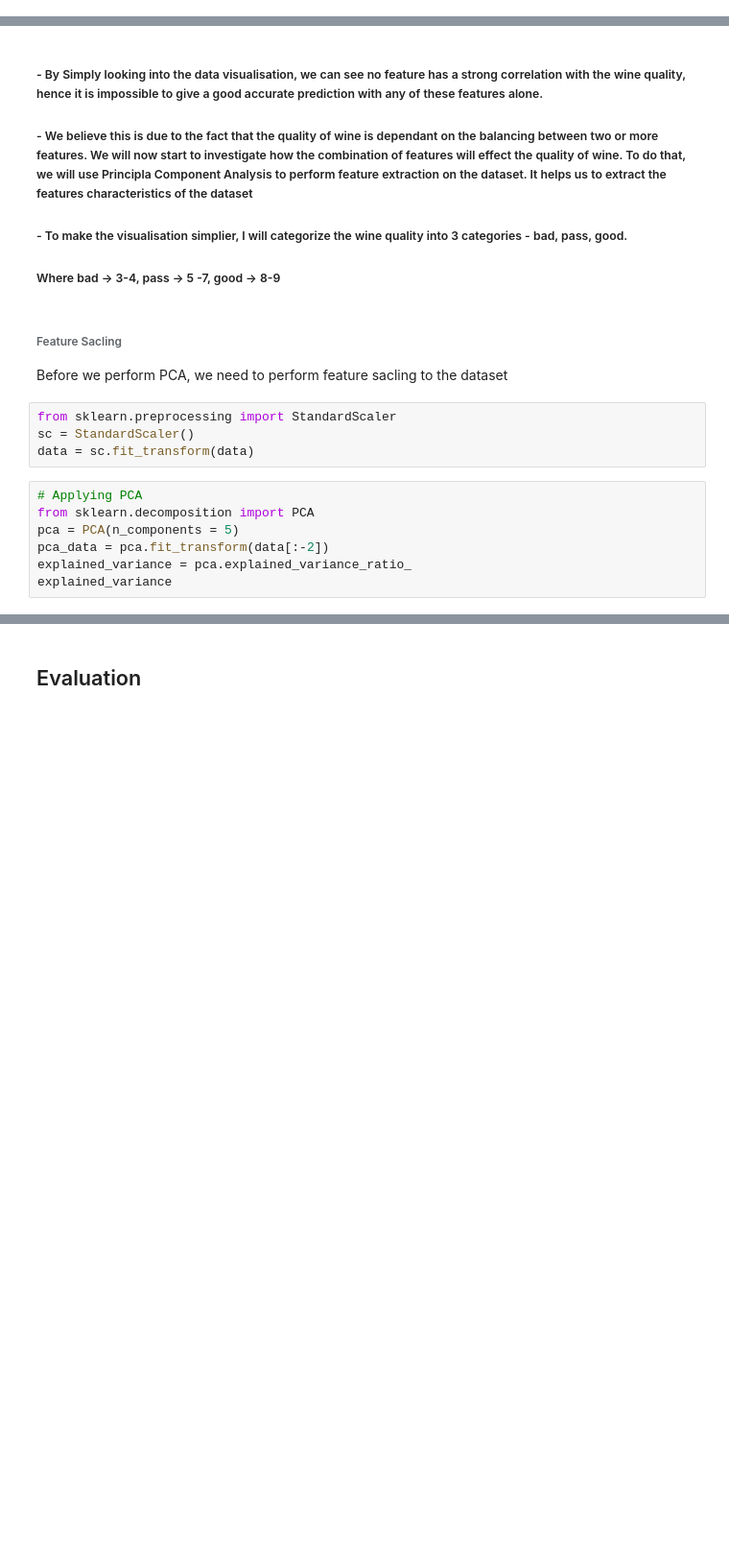
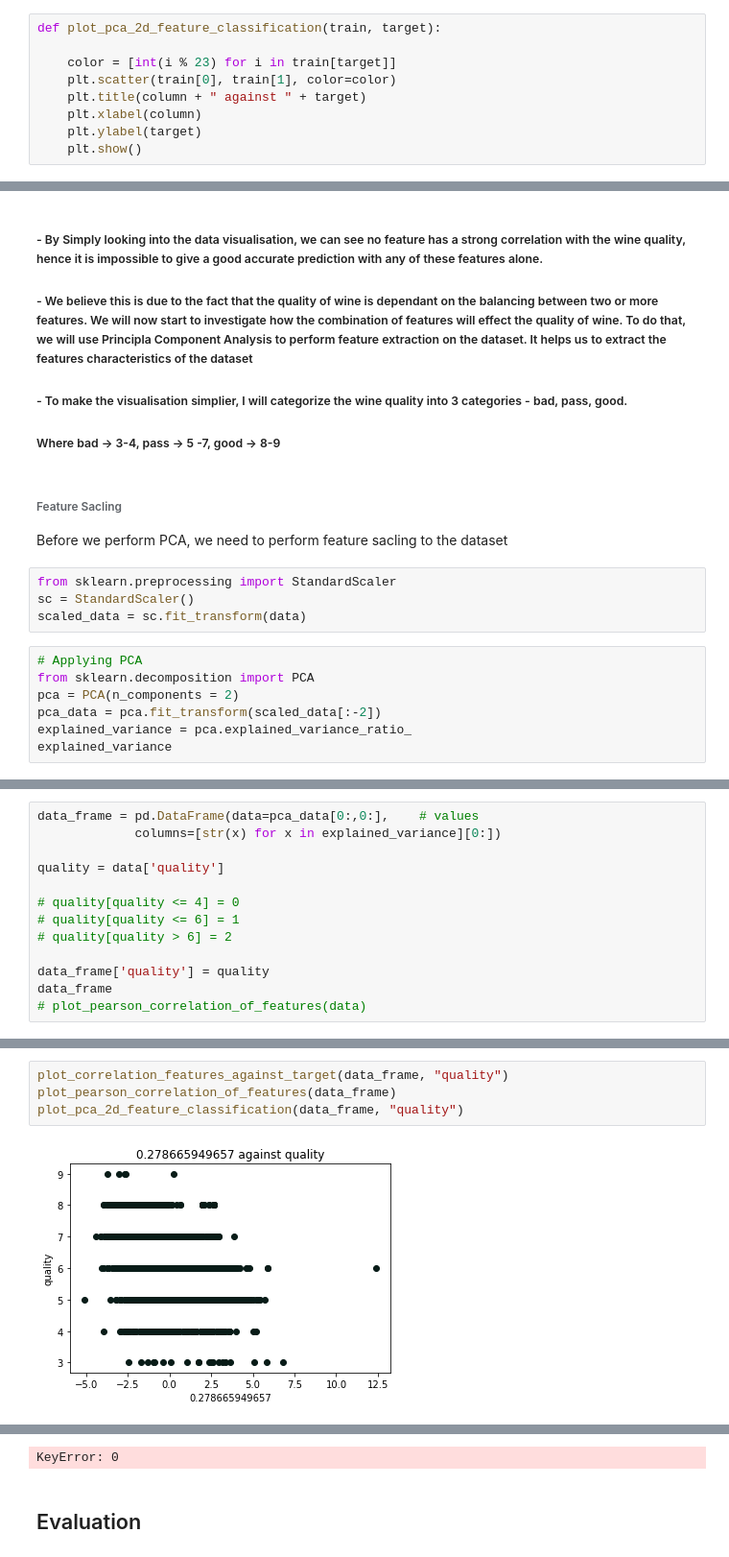
Before and after one commit to Jibinxavier/CS7CS4Machine-Learning, a Jupyter notebook: Assignment3/task2 - Conor-Kelvin.ipynb, the cells around one changed output, grey strips where cells are left out. Shown at 96% size. Saved outputs shown, nothing was run; the diff lists cells and outputs as text; blank space fills up the shorter version.

```diff
--- a/Assignment3/task2 - Conor-Kelvin.ipynb
+++ b/Assignment3/task2 - Conor-Kelvin.ipynb
@@ -86,6 +86,15 @@ def plot_correlation_features_against_target(train, target):
         plt.xlabel(column)
         plt.ylabel(target)
         plt.show()
+# %%
+def plot_pca_2d_feature_classification(train, target):
+
+    color = [int(i % 23) for i in train[target]]
+    plt.scatter(train[0], train[1], color=color)
+    plt.title(column + " against " + target)
+    plt.xlabel(column)
+    plt.ylabel(target)
+    plt.show()
 # %%
 plot_correlation_features_against_target(data, "quality")
 plot_pearson_correlation_of_features(data)
@@ -114,12 +123,12 @@ Before we perform PCA, we need to perform feature sacling to the dataset
 # %%
 from sklearn.preprocessing import StandardScaler
 sc = StandardScaler()
-data = sc.fit_transform(data)
+scaled_data = sc.fit_transform(data)
 # %%
 # Applying PCA
 from sklearn.decomposition import PCA
-pca = PCA(n_components = 5)
-pca_data = pca.fit_transform(data[:-2])
+pca = PCA(n_components = 2)
+pca_data = pca.fit_transform(scaled_data[:-2])
 explained_variance = pca.explained_variance_ratio_
 explained_variance
 # %% [output]
@@ -147,0 +146,13 @@ IndexError: arrays used as indices must be of integer (or boolean) type
+# %%
+data_frame = pd.DataFrame(data=pca_data[0:,0:],    # values
+             columns=[str(x) for x in explained_variance][0:])
+
+quality = data['quality']
+
+# quality[quality <= 4] = 0
+# quality[quality <= 6] = 1
+# quality[quality > 6] = 2
+
+data_frame['quality'] = quality
+data_frame
+# plot_pearson_correlation_of_features(data)
@@ -147,0 +178,6 @@ IndexError: arrays used as indices must be of integer (or boolean) type
+# %%
+plot_correlation_features_against_target(data_frame, "quality")
+plot_pearson_correlation_of_features(data_frame)
+plot_pca_2d_feature_classification(data_frame, "quality")
+# %% [output]
+[figure, added]
@@ -148,3 +187,4 @@ IndexError: arrays used as indices must be of integer (or boolean) type
+KeyError: 0
 # %% [markdown]
 ## Evaluation
 # %%
```
Also changed, not shown: parts of 7 cells of this notebook.
